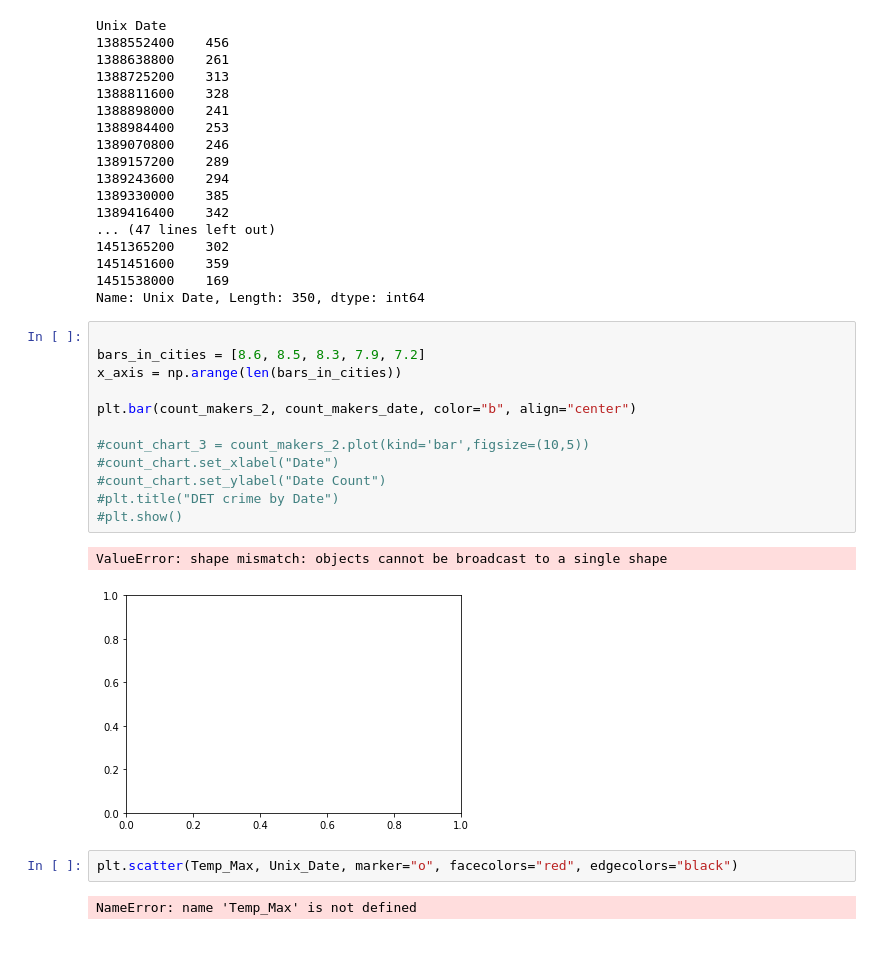
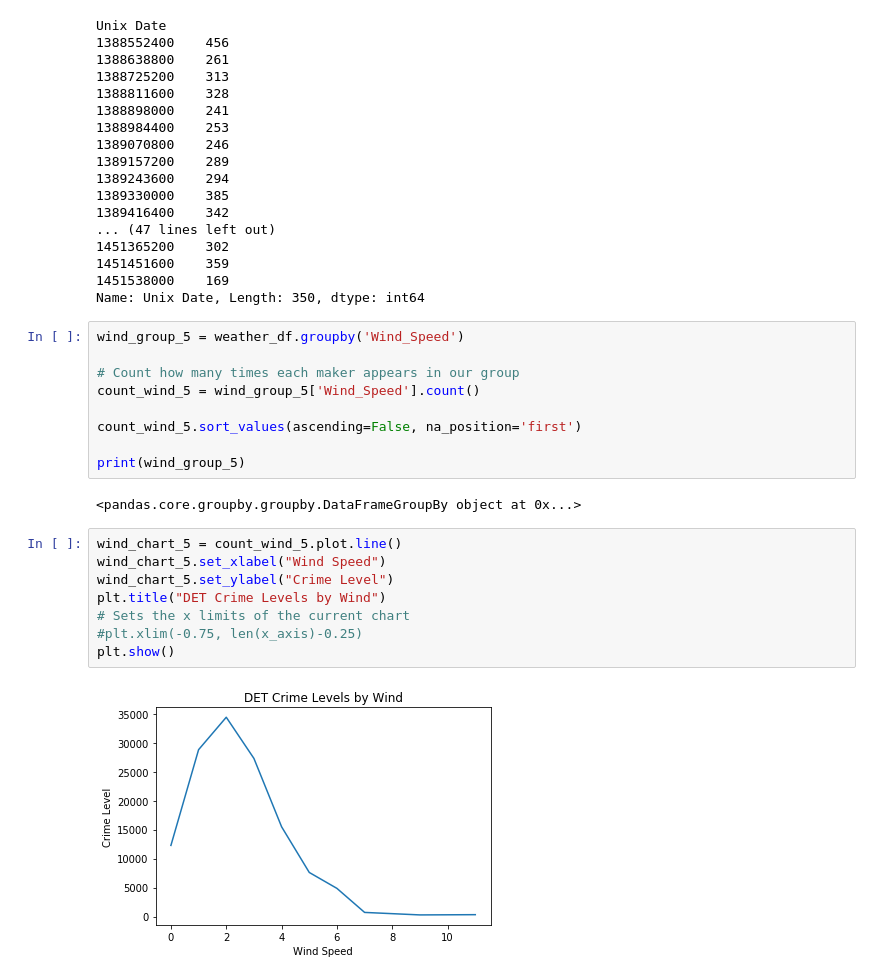
Before and after one commit to nsridhar26/crangmcgee, a Jupyter notebook: main.ipynb, the cells around one changed output. Drawn from its saved outputs; the diff is of its cells as text; blank space fills up the shorter version.

```diff
--- a/main.ipynb
+++ b/main.ipynb
@@ -304,22 +298,24 @@ Unix Date
 1451451600    359
 1451538000    169
 Name: Unix Date, Length: 350, dtype: int64
-# %%
-
-bars_in_cities = [8.6, 8.5, 8.3, 7.9, 7.2]
-x_axis = np.arange(len(bars_in_cities))
-
-plt.bar(count_makers_2, count_makers_date, color="b", align="center")
-
-#count_chart_3 = count_makers_2.plot(kind='bar',figsize=(10,5))
-#count_chart.set_xlabel("Date")
-#count_chart.set_ylabel("Date Count")
-#plt.title("DET crime by Date")
-#plt.show()
-# %% [output]
-ValueError: shape mismatch: objects cannot be broadcast to a single shape
-[figure, removed]
-# %%
-plt.scatter(Temp_Max, Unix_Date, marker="o", facecolors="red", edgecolors="black")
-# %% [output]
-NameError: name 'Temp_Max' is not defined
+# %%
+wind_group_5 = weather_df.groupby('Wind_Speed')
+
+# Count how many times each maker appears in our group
+count_wind_5 = wind_group_5['Wind_Speed'].count()
+
+count_wind_5.sort_values(ascending=False, na_position='first')
+
+print(wind_group_5)
+# %% [output]
+<pandas.core.groupby.groupby.DataFrameGroupBy object at 0x...>
+# %%
+wind_chart_5 = count_wind_5.plot.line()
+wind_chart_5.set_xlabel("Wind Speed")
+wind_chart_5.set_ylabel("Crime Level")
+plt.title("DET Crime Levels by Wind")
+# Sets the x limits of the current chart
+#plt.xlim(-0.75, len(x_axis)-0.25)
+plt.show()
+# %% [output]
+[figure, added]
```
Also changed, not shown: parts of 5 cells of this notebook.
